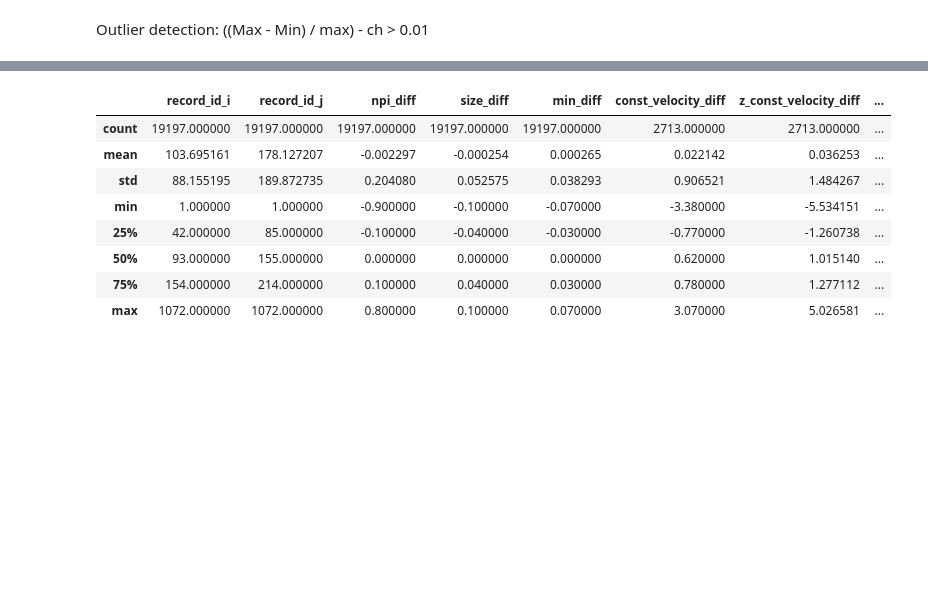
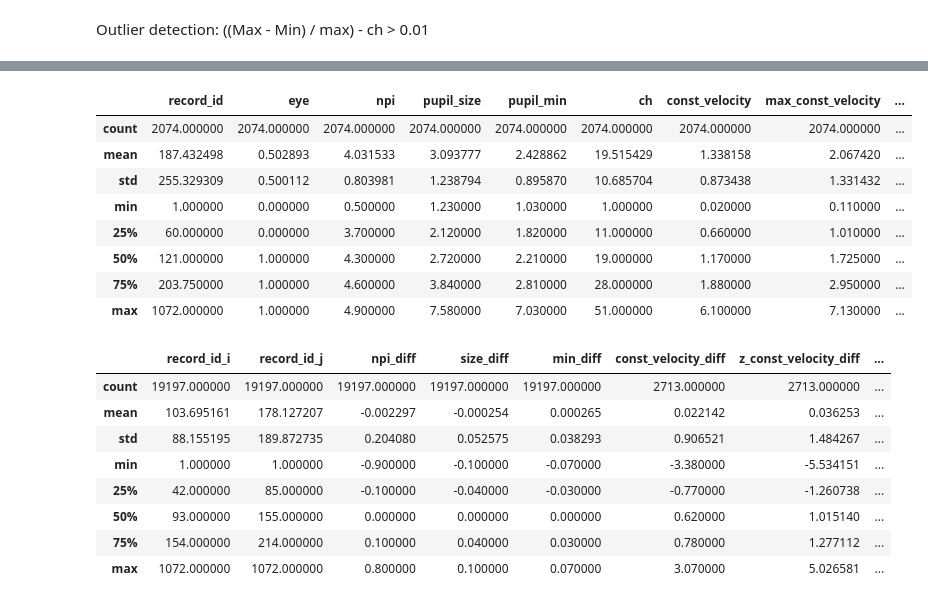
Before and after one commit to NK221088/Pupillometry_study, a Jupyter notebook: NPi/Weinan_and_Frederik/NPi_reconstruct_GAM_pyGAM.ipynb, the cells around one changed output, grey strips where cells are left out. Cells and saved outputs as stored; diff of their text form; code cells hidden in the pictures; blank space fills up the shorter version.

```diff
--- a/NPi/Weinan_and_Frederik/NPi_reconstruct_GAM_pyGAM.ipynb
+++ b/NPi/Weinan_and_Frederik/NPi_reconstruct_GAM_pyGAM.ipynb
@@ -131,5 +165,17 @@ df
 # %%
 df = pd.read_csv("done.csv")
+df = df.drop(columns="Unnamed: 0")
+df.describe()
+# %% [output]
+|  | record_id | eye | npi | pupil_size | pupil_min | ch | const_velocity | max_const_velocity | ... |
+| count | 2074.000000 | 2074.000000 | 2074.000000 | 2074.000000 | 2074.000000 | 2074.000000 | 2074.000000 | 2074.000000 | ... |
+| mean | 187.432498 | 0.502893 | 4.031533 | 3.093777 | 2.428862 | 19.515429 | 1.338158 | 2.067420 | ... |
+| std | 255.329309 | 0.500112 | 0.803981 | 1.238794 | 0.895870 | 10.685704 | 0.873438 | 1.331432 | ... |
+| min | 1.000000 | 0.000000 | 0.500000 | 1.230000 | 1.030000 | 1.000000 | 0.020000 | 0.110000 | ... |
+| 25% | 60.000000 | 0.000000 | 3.700000 | 2.120000 | 1.820000 | 11.000000 | 0.660000 | 1.010000 | ... |
+| 50% | 121.000000 | 1.000000 | 4.300000 | 2.720000 | 2.210000 | 19.000000 | 1.170000 | 1.725000 | ... |
+| 75% | 203.750000 | 1.000000 | 4.600000 | 3.840000 | 2.810000 | 28.000000 | 1.880000 | 2.950000 | ... |
+| max | 1072.000000 | 1.000000 | 4.900000 | 7.580000 | 7.030000 | 51.000000 | 6.100000 | 7.130000 | ... |
 # %%
 match_features = df[["z_pupil_size", "z_pupil_min"]].values
 tree = cKDTree(match_features)
```
Also changed, not shown: parts of 21 cells of this notebook, 1 other file.
